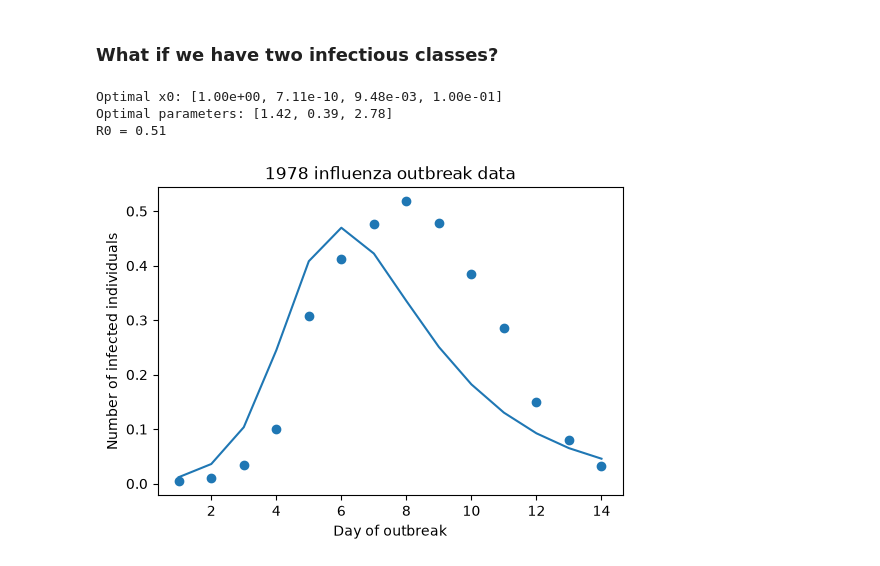
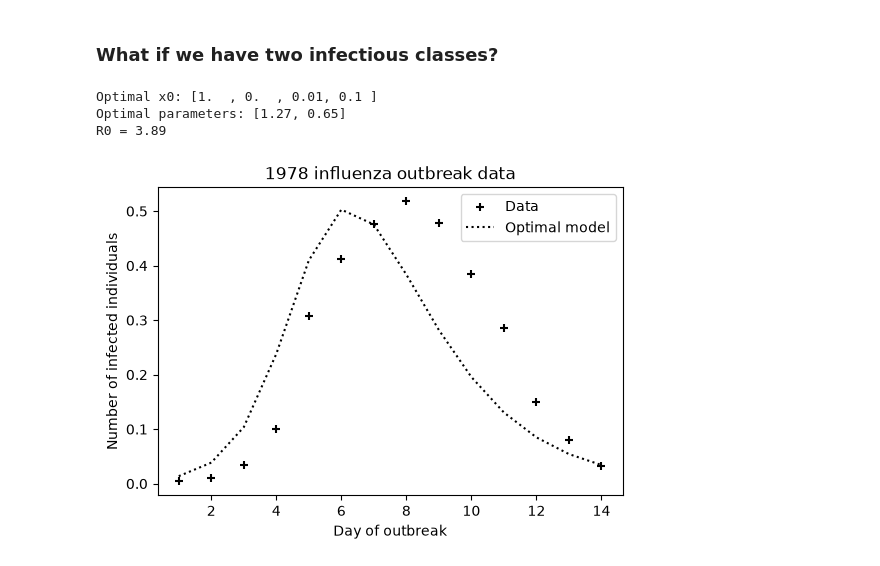
Before and after one commit to Brendan-Shrader/Model-Fitting-Practice, a Jupyter notebook: SIRS_fitting_python.ipynb, the cells around one changed output. Drawn from its saved outputs; the diff is of its cells as text; code cells hidden in the pictures.

```diff
--- a/SIRS_fitting_python.ipynb
+++ b/SIRS_fitting_python.ipynb
@@ -8,7 +8,7 @@ from scipy.optimize import LinearConstraint
 from scipy.optimize import differential_evolution
 import matplotlib.pyplot as plt
 # %%
-def model(t, x, p):
+def SIRS_model(t, x, p):
     S, I, R = x
     β, γ, ν = p
 
@@ -32,7 +32,7 @@ num_observations = 32
 obs_times = np.linspace(tspan[0], tspan[1], num_observations)
 i0 = 1e-3
 x0 = (1 - i0, i0, 0)
-parameterized_model = lambda t, x: model(t, x, p)
+parameterized_model = lambda t, x: SIRS_model(t, x, p)
 sol = solve_ivp(parameterized_model, tspan, x0, method='RK45', t_eval=obs_times)
 # %% [markdown]
 ### Add multiplicative noise
@@ -481,69 +436,52 @@ R0 = 4.50
 # %% [markdown]
 ### What if we have two infectious classes?
 # %%
-def SEIR_model(t, x, p):
+def SIIR_model(t, x, p):
     S, I1, I2, R = x
-    β, α, γ = p
+    β, γ = p
 
     dS_dt = -β*S*(I1 + I2)
-    dI1_dt = β*S*(I1 + I2) - α*I1
-    dI2_dt = α*I1 - γ*I2
+    dI1_dt = β*S*(I1 + I2) - γ*I1
+    dI2_dt = γ*I1 - γ*I2
     dR_dt = γ*I2
 
     return [dS_dt, dI1_dt, dI2_dt, dR_dt]
 
-observation_days = np.arange(1, 15)
-dates = np.array([f"01-{day}" for day in range(22, 32)])
-dates = np.concatenate((dates, np.array([f"02-0{day}" for day in range(1, 5)])))
-
-in_bed = np.array([3, 8, 26, 76, 225, 298, 258, 233, 189, 128, 68, 29, 14, 4])
-convalescent = np.array([0, 0, 0, 0, 9, 17, 105, 162, 176, 166, 150, 85, 47, 20])
-infected = (in_bed + convalescent) / N
-
-fig, ax = plt.subplots(1, 1, figsize=(6, 4))
-
-ax.scatter(observation_days, infected)
-ax.set_xlabel("Day of outbreak")
-ax.set_ylabel("Number of infected individuals")
-
-ax.set_title("1978 influenza outbreak data")
-
 I0_guess = 1 / N
 
-optimal_result = optimize_ics_and_parameters(observation_days, infected, SEIR_model,
-        observed_variables = [[1, 2]],
+optimal_result = optimize_ics_and_parameters(observation_days, infected, SIIR_model,
+        observed_variables = [[1, 2]], # The two I components' sum, x[1] + x[2], should be equal to the observed data
         x0_guess=(N - I0_guess, 0, I0_guess, 0),
-        p_guess=(1, 0.2, 0.2),
+        p_guess=(1, 0.2),
         known_x0=None, known_p=None,
-        x0_bounds=((0, 1), (0, 1), (0, 1e-1), (0, 1e-1)), p_bounds=((0, 50), (1e-2, 1e2), (1e-2, 1e2)),
+        x0_bounds=((0, 1), (0, 1), (0, 1e-1), (0, 1e-1)), p_bounds=((0, 50), (1e-2, 1e2)),
         tol=1e-8,
         wiggle_room=1e-8,
 )
 
-# optimal_result = optimize_parameters(observation_days, infected, SEIR_model, x0=(1 - I0_guess, 0, I0_guess, 0),
-#         observed_variables = [2],
-#         p_guess=(1, 1, 1, 1e-1),
-#         known_p=None,
-#         p_bounds=((0, 50), (1e-2, 1e1), (1e-2, 1e2), (1e-6, 1)),
-#         tol=1e-8,
-#         wiggle_room=1e-8,
-# )
-#
 optimal_x0 = optimal_result.x[:4]
 optimal_p = optimal_result.x[4:]
 
 print("Optimal x0: " + np.array2string(optimal_x0, precision=2, separator=', '))
 print("Optimal parameters: " + np.array2string(optimal_p, precision=2, separator=', '))
 
-optimal_sol = solve_ivp(lambda t, x: SEIR_model(t, x, optimal_p), (0, observation_days[-1]), optimal_x0, method='RK45', t_eval=observation_days)
-# my_sol = solve_ivp(lambda t, x: SEIR_model(t, x, (3, 1, 0.1, 0)), (0, observation_days[-1]), optimal_x0, method='RK45', t_eval=observation_days)
+optimal_sol = solve_ivp(lambda t, x: SIIR_model(t, x, optimal_p), (0, observation_days[-1]), optimal_x0, method='RK45', t_eval=observation_days)
 
-ax.plot(observation_days, optimal_sol.y[1] + optimal_sol.y[2], label="Optimal solution")
-# ax.plot(observation_days, my_sol.y[2], label="Guessed solution")
+fig, ax = plt.subplots(1, 1, figsize=(6, 4))
 
-print(f"R0 = {(optimal_p[0] / optimal_p[2]):.2f}")
+ax.scatter(observation_days, infected, label="Data", marker='+', color='k')
+ax.set_xlabel("Day of outbreak")
+ax.set_ylabel("Number of infected individuals")
+ax.set_title("1978 influenza outbreak data")
+
+ax.plot(observation_days, optimal_sol.y[1] + optimal_sol.y[2], label="Optimal model", color='k', linestyle=':')
+ax.legend()
+
+print(f"R0 = {(optimal_p[0] / (optimal_p[1]/2)):.2f}")
+
+plt.savefig("Figures/1978_SIIR_model_fit.pdf", dpi=300)
 # %% [output]
-Optimal x0: [1.00e+00, 7.11e-10, 9.48e-03, 1.00e-01]
-Optimal parameters: [1.42, 0.39, 2.78]
-R0 = 0.51
+Optimal x0: [1.  , 0.  , 0.01, 0.1 ]
+Optimal parameters: [1.27, 0.65]
+R0 = 3.89
-[figure, old version]
+[figure, new version]
```
Also changed, not shown: parts of 17 cells of this notebook, 8 other files.
